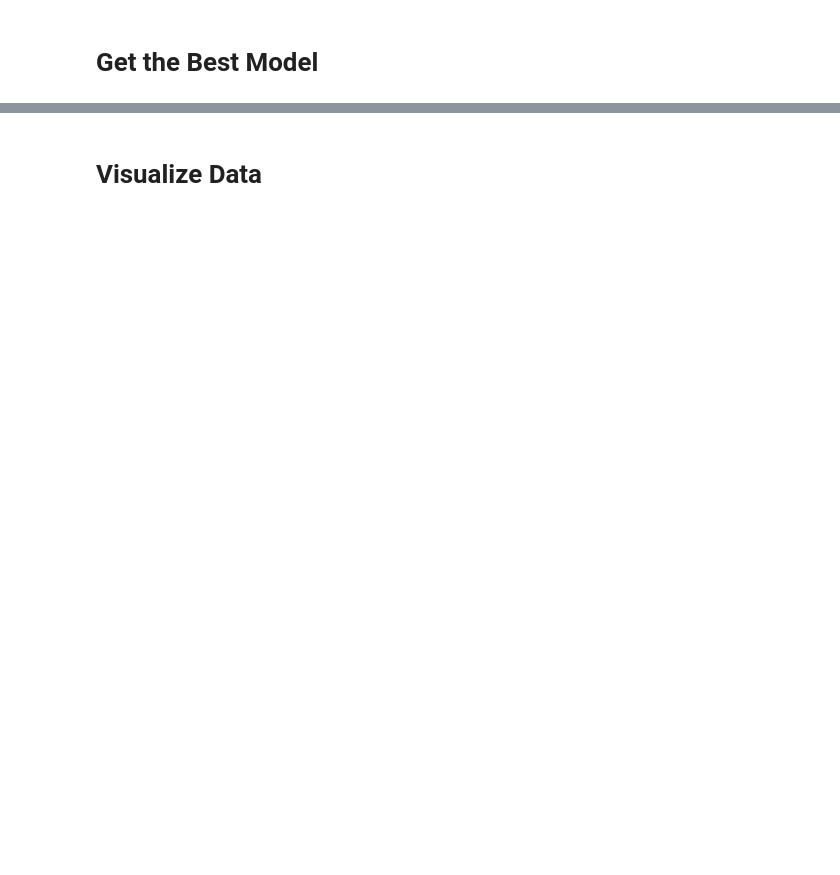
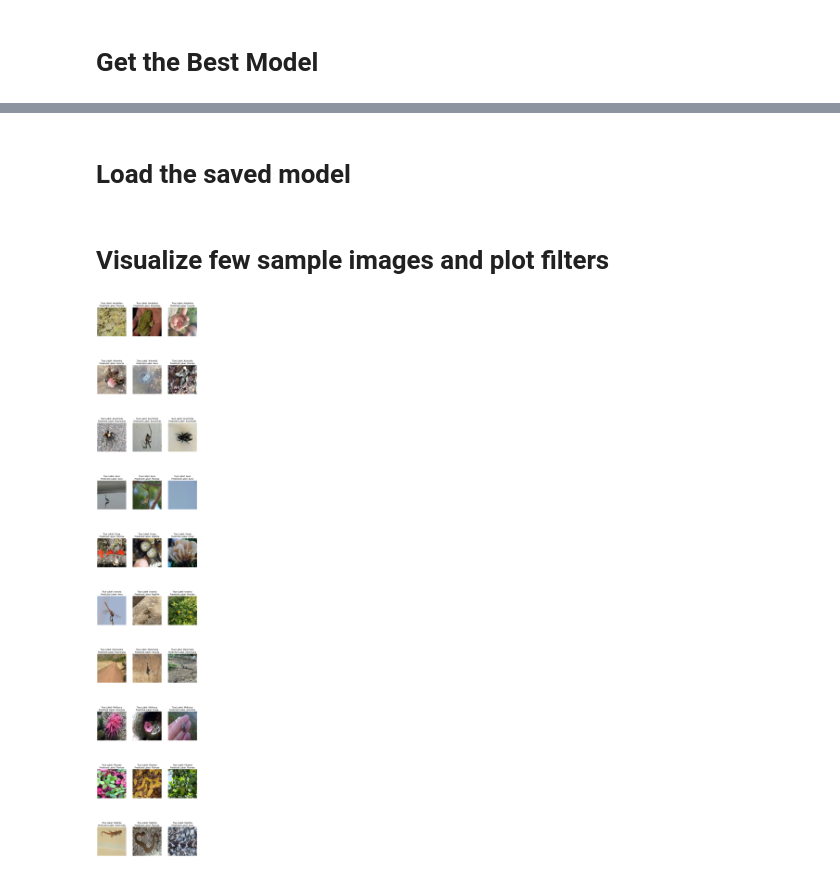
Before and after one commit to harishpilla/Deep_Learning, a Jupyter notebook: assignment_2/assignment_2.ipynb, the cells around one changed output, grey strips where cells are left out. Drawn from its saved outputs; the diff is of its cells as text; code cells hidden in the pictures; blank space fills up the shorter version.

Commit message:
Add visualization of plots

```diff
--- a/assignment_2/assignment_2.ipynb
+++ b/assignment_2/assignment_2.ipynb
@@ -354,36 +381,52 @@ model = train_with_params(x_train, y_train, x_val, y_val, x_test, y_test,
+# %% [markdown]
+# Load the saved model
+# %%
+import tensorflow as tf
+model = tf.keras.models.load_model('/content/drive/MyDrive/Models/model.keras')
 # %% [markdown]
-# Visualize Data
+# Visualize few sample images and plot filters
 # %%
-vis_test_images = []
-vis_true_labels = []
+test_data_images = []
+test_data_labels = []
+
+# Iterate over each class_label and capture 3 images of each class
 for label, name in class_labels.items():
-    list_images = os.listdir(directory_test + '/' + name)
+    images_of_a_class = os.listdir(directory_test + '/' + name)
 
-    # Capture 3 random images as demo images
-    for j in range(3):
-        dummy = random.randint(0, 199)
-        image = imageio.imread(directory_test + '/' + name + '/' + list_images[dummy])
-        if np.ndim(image) == 3:
-            vis_test_images.append(cv2.resize(image, (img_size,img_size)))
-            vis_true_labels.append(class_labels[label])
+    # Capture 3 random images
+    for index in range(3):
+        randomIndex = random.randint(0, 199)
 
-vis_test_images = np.array(vis_test_images)
-vis_test_images = vis_test_images / 255
+        # Read the image
+        selected_image = imageio.imread(directory_test + '/' + name + '/' + images_of_a_class[randomIndex])
 
-# Plotting the figure
+        # Consider images only if are RGB colors
+        if np.ndim(selected_image) == 3:
+            test_data_images.append(cv2.resize(selected_image, (img_size,img_size)))
+            test_data_labels.append(class_labels[label])
+
+# Convert the images to numpy arrays and normalize
+test_data_images = np.array(test_data_images)
+test_data_images = test_data_images / 255
+
+# Plotting a small subset of classes and labels
 fig = plt.figure(figsize=(60,50))
 
-gs = gridspec.GridSpec(10, 3, width_ratios=[1, 1, 1], wspace=0.0, hspace=1.0, top=0.95, bottom=0.05, left=0.7, right=0.845)
+gridspec_obj = gridspec.GridSpec(10, 3, width_ratios=[1, 1, 1], wspace=0.0, hspace=1.0, top=0.95, bottom=0.05, left=0.7, right=0.845)
 k = 0
 for i in range(10):
-    for j in range(3):
-      ax = plt.subplot(gs[i,j])
-      img = vis_test_images[k]
-      ax.imshow(img)
-      prediction = model.predict(img.reshape(1,128, 128, 3))[0]
-      true_label = vis_true_labels[k]
-      k = k + 1
-      ax.axis('off')
-      ax.set_title("True Label: " + true_label + "\nPredicted: " + class_labels[np.argmax(prediction)])
+    for index in range(3):
+      img_subplot = plt.subplot(gridspec_obj[i, index])
+      visualized_image = test_data_images[k]
+      img_subplot.imshow(visualized_image)
+      true_label = test_data_labels[k]
+      k += 1
+
+      # Predict the label and show titles of both true/predicted labels
+      predicted_label = model.predict(visualized_image.reshape(1,128, 128, 3))[0]
+      img_subplot.set_title("True Label: {}\nPredicted Label: {}".format(true_label, class_labels[np.argmax(predicted_label)]))
+      img_subplot.axis('off')
 
 plt.show()
+# %% [output]
+[figure, added]
```
Also changed, not shown: parts of 8 cells of this notebook.
